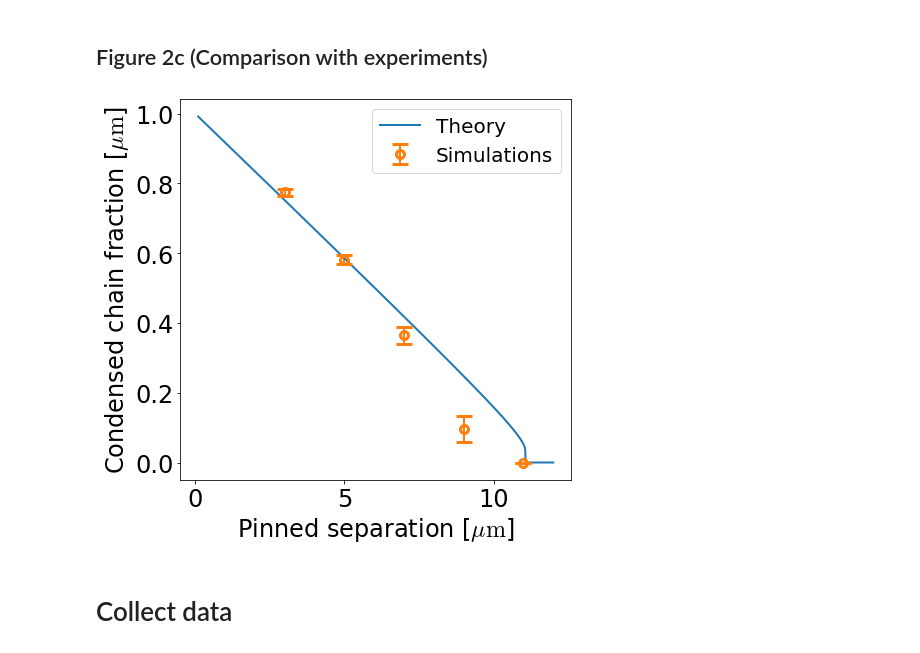
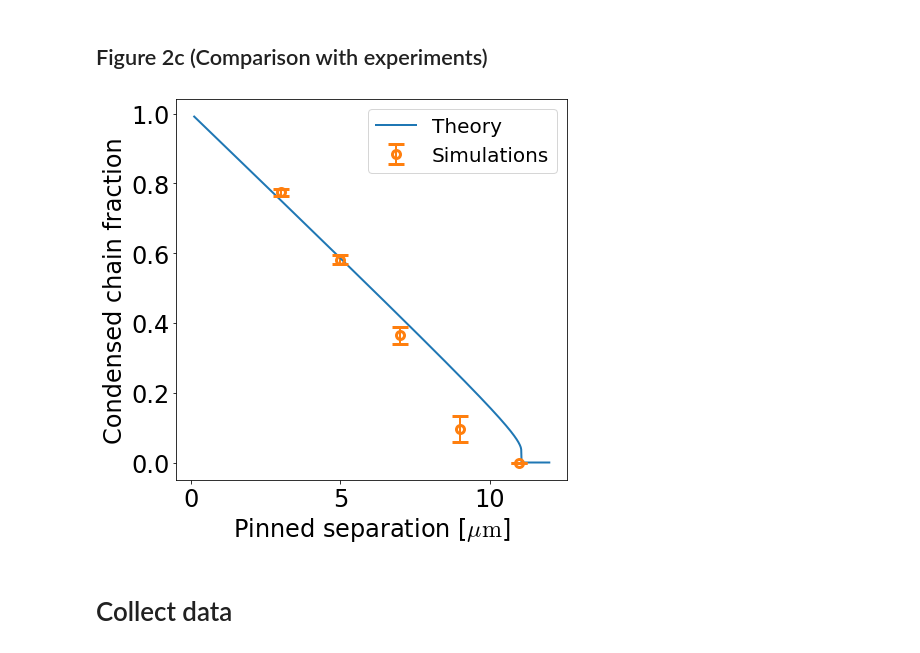
Before and after one commit to palladio11/aLENS_analysis, a Jupyter notebook: notebooks/chromatin_notebooks/Dyn_cond_figs/Figure2.ipynb, the cells around one changed output. Drawn from its saved outputs; the diff is of its cells as text; code cells hidden in the pictures.

```diff
--- a/notebooks/chromatin_notebooks/Dyn_cond_figs/Figure2.ipynb
+++ b/notebooks/chromatin_notebooks/Dyn_cond_figs/Figure2.ipynb
@@ -274,35 +274,35 @@ for i, lsep in enumerate(lsep_arr):
     if bound > Ltot-(lsep*1.0000001):
         ld_max_prob[i] = 0.
         continue
     # free_energy_deriv(bound, Ltot, lsep, mu, alpha, gamma, kappa)
     # free_energy_deriv(Ltot-(lsep*1.0000001), Ltot, lsep, mu, alpha, gamma, kappa)
     result = root_scalar(free_energy_deriv, method='brentq', bracket=[bound, Ltot-(lsep*1.0000001)], args=(Ltot, lsep, mu, alpha, gamma, kappa))
     ld_max_prob[i] = result.root
 _ = axarr.plot(lsep_arr, ld_max_prob/Ltot, label='Theory')
 _ = axarr.set_xlabel(r'Pinned separation [$\mu {\rm m}$]')
-_ = axarr.set_ylabel(r'Condensed chain fraction [$\mu {\rm m}$]')
+_ = axarr.set_ylabel(r'Condensed chain fraction')
 
 with h5py.File('Figure2/fig2b_pin_ke_data_dict.h5', 'r') as h5d:
     time_arr = h5d['time'][...]
 
     pin_dist_arr = []
     beads_num_arr = []
     beads_std_arr = []
     for i, label in enumerate(h5d.keys()):
         if label != 'time':
             h5_data = h5d[label]
             Ke, pin_dist = h5_data.attrs['Ke'], h5_data.attrs['pin_dist']
             if Ke == 30:
                 pin_dist_arr += [pin_dist]
                 beads_num_arr += [h5_data[time_arr.size//2:, 0].mean()]
                 beads_std_arr += [h5_data[time_arr.size//2:, 1].mean()]
 
     _ = axarr.errorbar(pin_dist_arr, np.array(beads_num_arr)/1600., yerr=np.array(beads_std_arr)/1600., fmt='o', markeredgewidth=3, markersize=8, markerfacecolor='none', capsize=8, label='Simulations')
 
 
 _ = axarr.legend()
 # %% [output]
-[figure, old version]
+[figure, new version]
 # %% [markdown]
 # Collect data
 # %%
```
Also changed, not shown: 3 other files.
